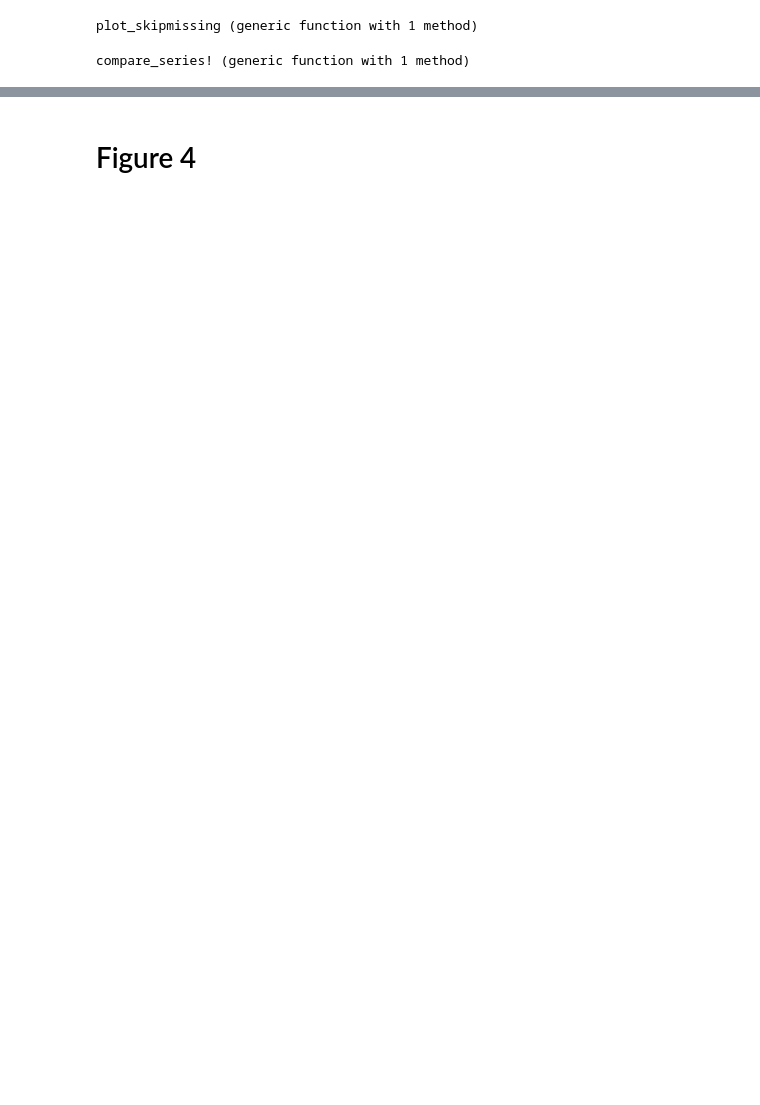
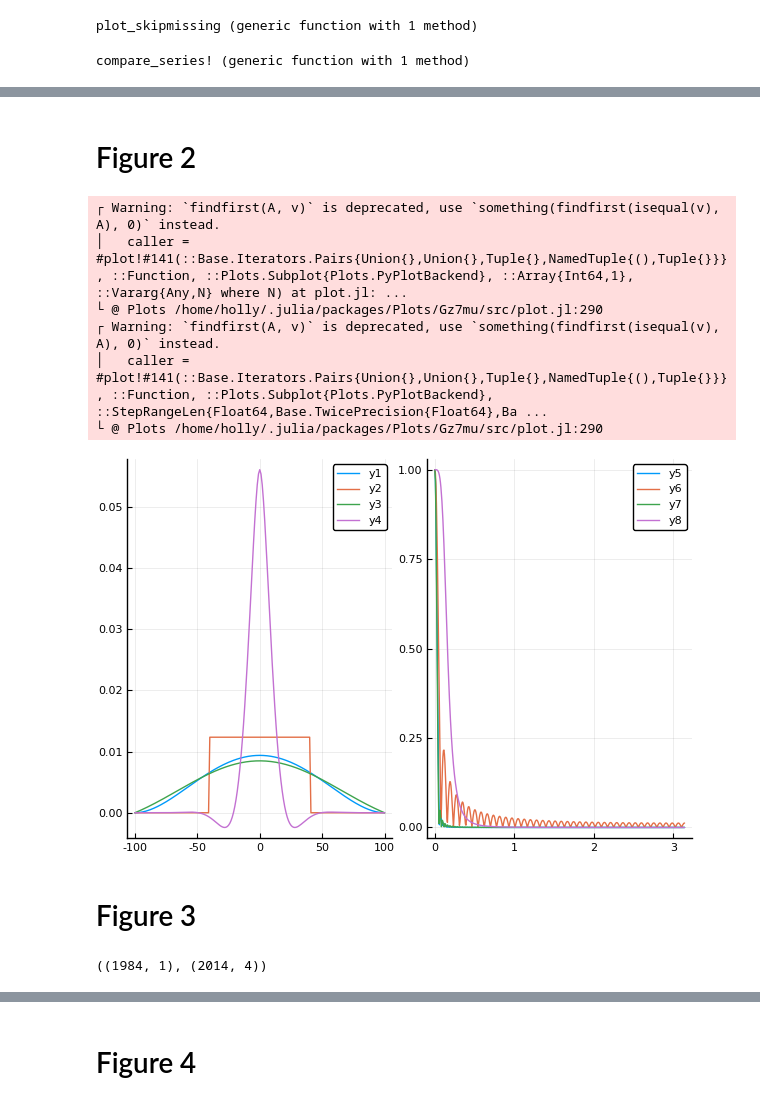
Before and after one commit to QuantEcon/dynamic_factor_models, a Jupyter notebook: Replicate.ipynb, the cells around one changed output, grey strips where cells are left out. Drawn from its saved outputs; the diff is of its cells as text; code cells hidden in the pictures; blank space fills up the shorter version.

```diff
--- a/Replicate.ipynb
+++ b/Replicate.ipynb
@@ -31,0 +46,3 @@ inclcode2 = dataset.inclcode'
+# %%
+initperiod = find_row_number((1959, 3), dataset.calds) # first two observations are dropped
+lastperiod = find_row_number((2014, 4), dataset.calds)
@@ -100 +113,52 @@ p
 [figure]
+# %% [markdown]
+# Figure 2
+# %%
+# Frequencies
+wvec = range(0, stop=pi, length=500)
+bw_para = 100
+bw_weight, trend = compute_bw_weight(bw_para)
+# Compute Gain
+bw_gain = [Real(gain(bw_weight, wvec[i])) for i in 1:length(wvec)]
+
+# Flat over + and - 40 quarters
+ma40_weight = (abs.(trend) .<= 40)
+ma40_weight = ma40_weight./sum(ma40_weight)
+# Compute Gain
+ma40_gain = [Real(gain(ma40_weight, wvec[i])) for i = 1:size(wvec,1)]
+
+# Band pass, 100 terms on each side, 200 quarter cutoff;
+nper = 200
+ombar = 2pi/nper
+t1 = 1:100
+tmp0 = ombar/pi
+tmp1 = (1 ./ (pi*t1)).*sin.(t1*ombar)
+bp_weight = vcat(tmp1[end:-1:1], tmp0, tmp1)
+bp_weight = bp_weight/sum(bp_weight)
+# Compute Gain
+bp_gain = [Real(gain(bp_weight, wvec[i])) for i =1:length(wvec)]
+# HP
+hp_weight = vec(readdlm("data/hpfilter_trend.asc"))
+
+# Compute Gain
+hp_gain = [Real(gain(hp_weight, wvec[i])) for i = 1:length(wvec)]
+
+p = plot(layout=(1,2))
+plot!(p[1], trend, [bw_weight ma40_weight bp_weight hp_weight])
+plot!(p[2], wvec, [bw_gain ma40_gain bp_gain hp_gain])
+# %% [output]
+┌ Warning: `findfirst(A, v)` is deprecated, use `something(findfirst(isequal(v), A), 0)` instead.
+│   caller = #plot!#141(::Base.Iterators.Pairs{Union{},Union{},Tuple{},NamedTuple{(),Tuple{}}}, ::Function, ::Plots.Subplot{Plots.PyPlotBackend}, ::Array{Int64,1}, ::Vararg{Any,N} where N) at plot.jl: ...
+└ @ Plots /home/holly/.julia/packages/Plots/Gz7mu/src/plot.jl:290
+┌ Warning: `findfirst(A, v)` is deprecated, use `something(findfirst(isequal(v), A), 0)` instead.
+│   caller = #plot!#141(::Base.Iterators.Pairs{Union{},Union{},Tuple{},NamedTuple{(),Tuple{}}}, ::Function, ::Plots.Subplot{Plots.PyPlotBackend}, ::StepRangeLen{Float64,Base.TwicePrecision{Float64},Ba ...
+└ @ Plots /home/holly/.julia/packages/Plots/Gz7mu/src/plot.jl:290
+[figure, added]
+# %% [markdown]
+# Figure 3
+# %%
+periods_all = ((1959, 3), (2014, 4))
+periods_pre = ((1959, 3), (1983, 4))
+periods_post = ((1984, 1), (2014, 4))
+# %% [output]
+((1984, 1), (2014, 4))
```
Also changed, not shown: parts of 19 cells of this notebook, 2 other files.
